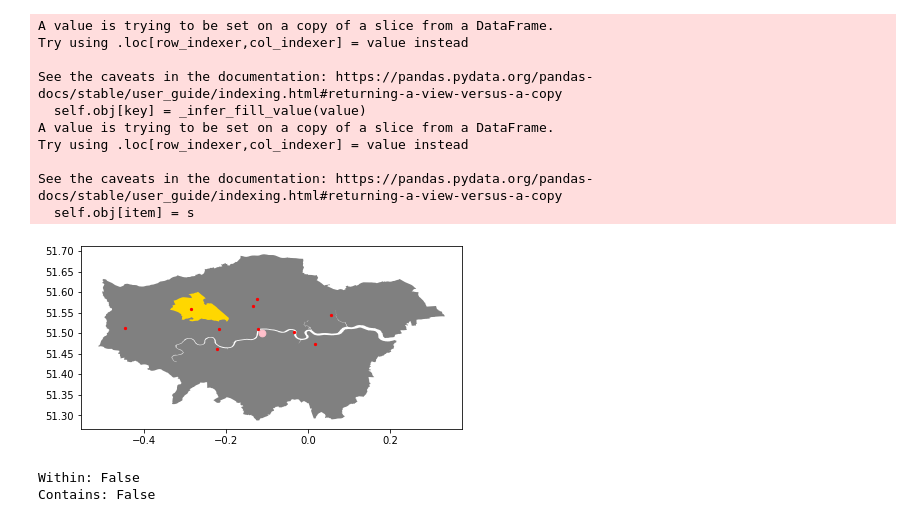
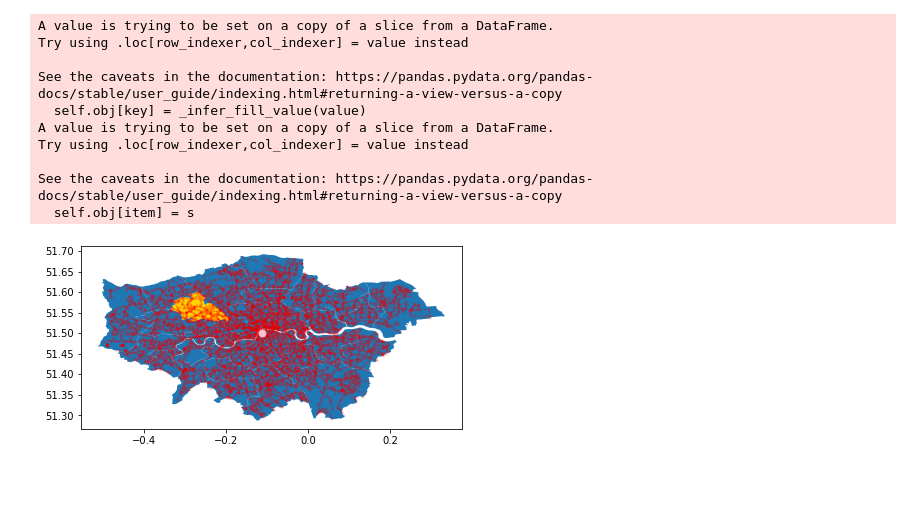
Before and after one commit to ONSdigital/SDG_11.2.1, a Jupyter notebook: SDG_11.2.1.ipynb, the cells around one changed output. Cells and saved outputs as stored; diff of their text form; code cells hidden in the pictures; blank space fills up the shorter version.

```diff
--- a/SDG_11.2.1.ipynb
+++ b/SDG_11.2.1.ipynb
@@ -93,0 +115,7 @@ some_stops_in_LND = stops_geo_df[stops_geo_df.stop_id.str.contains('49001')].sam
+# %%
+# Find points in polygon using geopandas (you need to install rtree 'pip install rtree')
+
+# Join points and polygons
+
+london_stops_geo_df = gpd.sjoin(stops_geo_df, greater_london, how='left', op='within')
+london_stops_geo_df.head()
@@ -93,0 +129,5 @@ some_stops_in_LND = stops_geo_df[stops_geo_df.stop_id.str.contains('49001')].sam
+# %%
+# Drop all rows where index_right is NaN, that is, where the point is not in the polygon
+
+london_stops_geo_df = london_stops_geo_df[london_stops_geo_df['index_right'].notna()]
+london_stops_geo_df.head()
@@ -93,0 +141,5 @@ some_stops_in_LND = stops_geo_df[stops_geo_df.stop_id.str.contains('49001')].sam
+# %%
+# Drop all row names from join (so we can reuse)
+
+london_stops_geo_df=london_stops_geo_df[stops_geo_df.columns.to_list()]
+london_stops_geo_df
@@ -94,8 +160,10 @@ some_stops_in_LND = stops_geo_df[stops_geo_df.stop_id.str.contains('49001')].sam
 # %%
 # Building the map of Local Authority Districts
 
-map_data_path = r'/home/james/Documents/SDG_11.2.1/data/Local Authority Districts (December 2017) Generalised Clipped Boundaries in United Kingdom (WGS84)'
-locAuth_map_df = gpd.read_file(os.path.join(map_data_path,'Local_Authority_Districts_December_2017_Generalised_Clipped_Boundaries_in_United_Kingdom_WGS84.shp'))
+locAuth_map_df = gpd.read_file(os.path.join(os.getcwd(),
+                                            'data',
+                                            'lad_2017_generalised',
+                                            'Local_Authority_Districts_December_2017_Generalised_Clipped_Boundaries_in_United_Kingdom_WGS84.shp'))
 
 ### I have also downloaded the output area for London, but am struggling with the CRS
 # OA_2011_London_gen_MHW.shp'
@@ -171,27 +241,20 @@ See the caveats in the documentation: https://pandas.pydata.org/pandas-docs/stab
 # %%
 ## Making a centroid
 centrepoint = whole_london_poly.centroid
 
-Brent = lond_districts[lond_districts.lad17nm == 'Brent']
+ward = 'Brent'
+
+ward_polygon = lond_districts[lond_districts.lad17nm == ward]
 ## plot the whole_london_poly polygon
 ## with the selected stops laid over it
 
 fig, ax = plt.subplots()
-_ =  whole_london_poly.plot(ax=ax, facecolor='gray')
-_ = Brent.plot(ax=ax, facecolor='gold')
-_ = some_stops_in_LND.plot(ax=ax, color='red', markersize=5)
+_ =  lond_districts.plot(ax=ax)
+_ = ward_polygon.plot(ax=ax, facecolor='gold')
+_ = london_stops_geo_df.plot(ax=ax, color='red', markersize=2, alpha=0.1)
 _ = centrepoint.plot(ax=ax, color='pink', markersize=45) ## added the centroid into the plot
 plt.tight_layout()
 
 ## great, this works!
 # %% [output]
-[figure, old version]
+[figure, new version]
-# %%
-## Although these selected stops are all within London and therefore within that polygon
-## but using "within" or "contains" gives all false
-print('Within:', any(some_stops_in_LND.within(whole_london_poly.geometry)))
-print('Contains:', any(whole_london_poly.contains(some_stops_in_LND)))
-## but actually all of these stops are within the london polygon
-# %% [output]
-Within: False
-Contains: False
```
Also changed, not shown: parts of 25 cells of this notebook, 7 other files.
